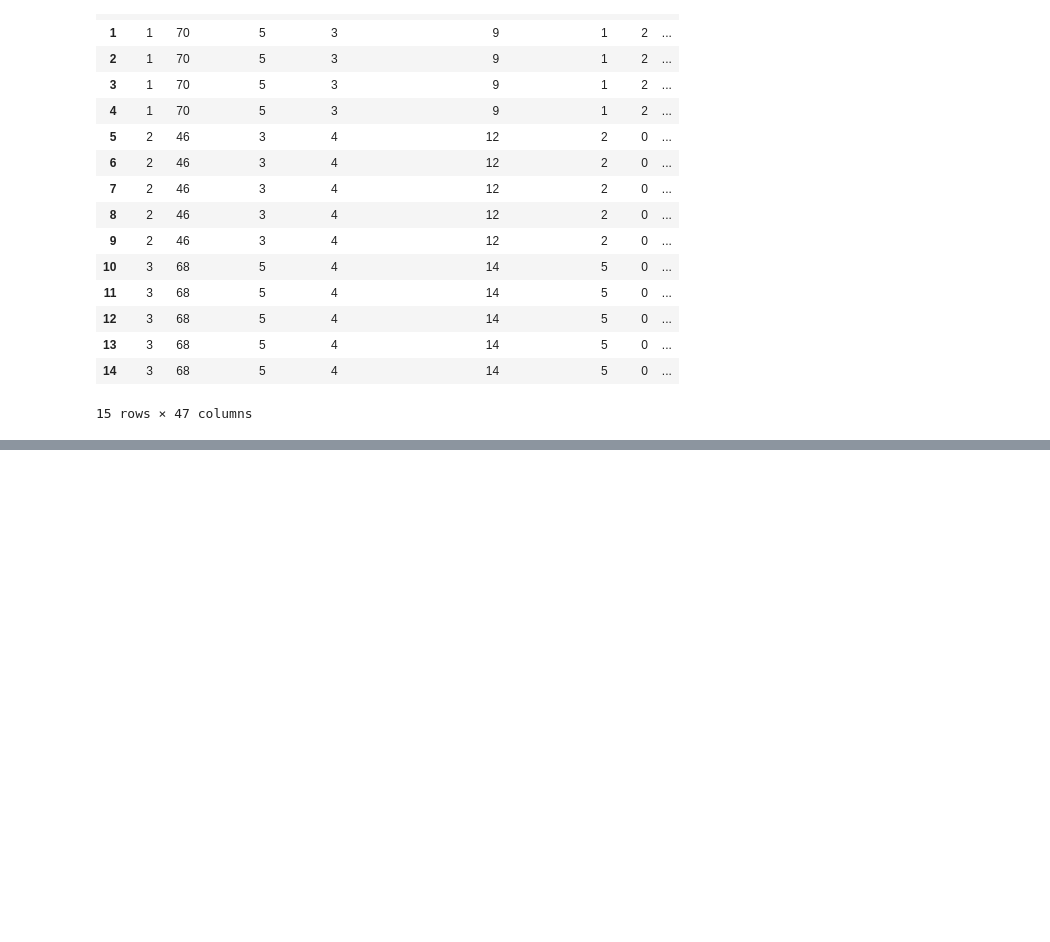
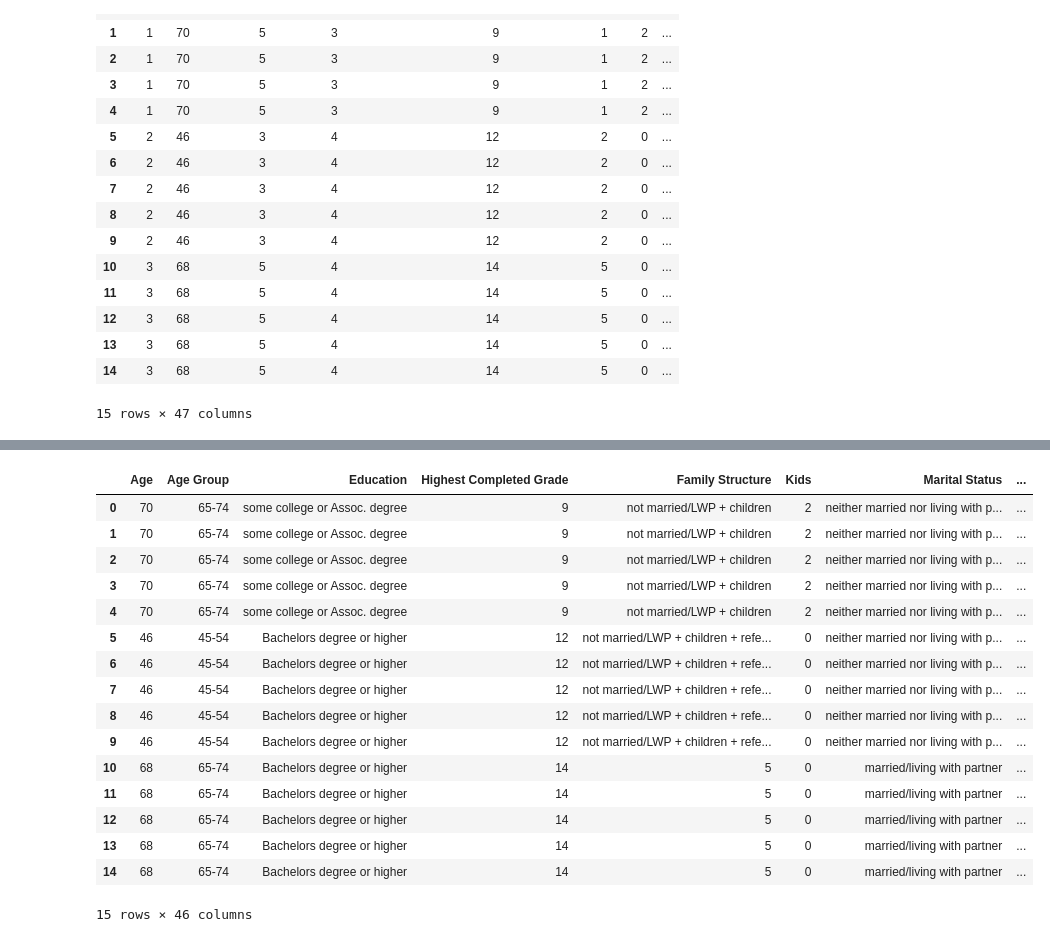
Before and after one commit to HanaDoubleU/project-1, a Jupyter notebook: Survey_Consumer_Finances_AD.ipynb, the cells around one changed output, grey strips where cells are left out. Cells and saved outputs as stored; diff of their text form; code cells hidden in the pictures; blank space fills up the shorter version.

```diff
--- a/Survey_Consumer_Finances_AD.ipynb
+++ b/Survey_Consumer_Finances_AD.ipynb
@@ -145,0 +182,52 @@ data_df.head(15)
+# %%
+# Map Row numerical codes to Descriptions
+age_map = {1: "< 35", 2: "35-44", 3: "45-54", 4: "55-64", 5: "65-74", 6: ">=75"}
+education_map = {1: "no high school", 2: "high school diploma or GED", 3: "some college or Assoc. degree", 4: "Bachelors degree or higher"}
+family_structure_map = {1: "not married/LWP + children", 2: "not married/LWP + children + reference person under 55", \
+                        3: "not married/LWP + no children + reference person 55 or older", \
+                        4: "married/LWP+ children, 5=married/LWP + no children"}
+marital_status_map = {1: "married/living with partner", 2: "neither married nor living with partner"}
+occupation_category_map = {1: "work for someone else", 2: "self-employed/partnership", \
+                           3: "retired/disabled + (student/homemaker/misc. not working and age 65 or older)", \
+                           4: "other groups not working (mainly those under 65 and out of the labor force)"}
+occupation_classification_map = {1: "managerial/professional", 2: "technical/sales/services", \
+                        3: "other (incl. production/craft/repair workers, operators, laborers, farmers, foresters, fishers)", \
+                        4: "not working"}
+race_map = {1: "white non-Hispanic", 2: "black/African-American non-Hispanic", 3: "Hispanic or Latino", 4: "Asian", \
+                        5: "Other or Multiple race"}
+RFS_Retirement_map = {1: "Yes", 0: "No"}
+RFS_Future_map = {1: "Yes", 0: "No"}
+RFS_Investment_map = {1: "Yes", 0: "No"}
+RFS_NoReason_map = {1: "Yes", 0: "No"}
+
+#Replace numbers with lables in columns
+data_df['Age Group'] = data_df['Age Group'].replace(age_map)
+data_df['Education'] = data_df['Education'].replace(education_map)
+data_df['Family Structure'] = data_df['Family Structure'].replace(family_structure_map)
+data_df['Marital Status'] = data_df['Marital Status'].replace(marital_status_map)
+data_df['Occupation Category'] = data_df['Occupation Category'].replace(occupation_category_map)
+data_df['Occupation Class'] = data_df['Occupation Class'].replace(occupation_classification_map)
+data_df['Race/Ethnicity'] = data_df['Race/Ethnicity'].replace(race_map)
+data_df['Reason for saving: Retirement'] = data_df['Reason for saving: Retirement'].replace(RFS_Retirement_map)
+data_df['Reason for saving: Liquidity/The future'] = data_df['Reason for saving: Liquidity/The future'].replace(RFS_Future_map)
+data_df['Reason for saving: Investment'] = data_df['Reason for saving: Investment'].replace(RFS_Investment_map)
+data_df['Reason for saving: No Reason'] = data_df['Reason for saving: No Reason'].replace(RFS_NoReason_map)
+data_df.head(15)
+# %% [output]
+|  | Age | Age Group | Education | Highest Completed Grade | Family Structure | Kids | Marital Status | ... |
+| 0 | 70 | 65-74 | some college or Assoc. degree | 9 | not married/LWP + children | 2 | neither married nor living with p... | ... |
+| 1 | 70 | 65-74 | some college or Assoc. degree | 9 | not married/LWP + children | 2 | neither married nor living with p... | ... |
+| 2 | 70 | 65-74 | some college or Assoc. degree | 9 | not married/LWP + children | 2 | neither married nor living with p... | ... |
+| 3 | 70 | 65-74 | some college or Assoc. degree | 9 | not married/LWP + children | 2 | neither married nor living with p... | ... |
+| 4 | 70 | 65-74 | some college or Assoc. degree | 9 | not married/LWP + children | 2 | neither married nor living with p... | ... |
+| 5 | 46 | 45-54 | Bachelors degree or higher | 12 | not married/LWP + children + refe... | 0 | neither married nor living with p... | ... |
+| 6 | 46 | 45-54 | Bachelors degree or higher | 12 | not married/LWP + children + refe... | 0 | neither married nor living with p... | ... |
+| 7 | 46 | 45-54 | Bachelors degree or higher | 12 | not married/LWP + children + refe... | 0 | neither married nor living with p... | ... |
+| 8 | 46 | 45-54 | Bachelors degree or higher | 12 | not married/LWP + children + refe... | 0 | neither married nor living with p... | ... |
+| 9 | 46 | 45-54 | Bachelors degree or higher | 12 | not married/LWP + children + refe... | 0 | neither married nor living with p... | ... |
+| 10 | 68 | 65-74 | Bachelors degree or higher | 14 | 5 | 0 | married/living with partner | ... |
+| 11 | 68 | 65-74 | Bachelors degree or higher | 14 | 5 | 0 | married/living with partner | ... |
+| 12 | 68 | 65-74 | Bachelors degree or higher | 14 | 5 | 0 | married/living with partner | ... |
+| 13 | 68 | 65-74 | Bachelors degree or higher | 14 | 5 | 0 | married/living with partner | ... |
+| 14 | 68 | 65-74 | Bachelors degree or higher | 14 | 5 | 0 | married/living with partner | ... |
+15 rows × 46 columns
```
Also changed, not shown: parts of 11 cells of this notebook.
